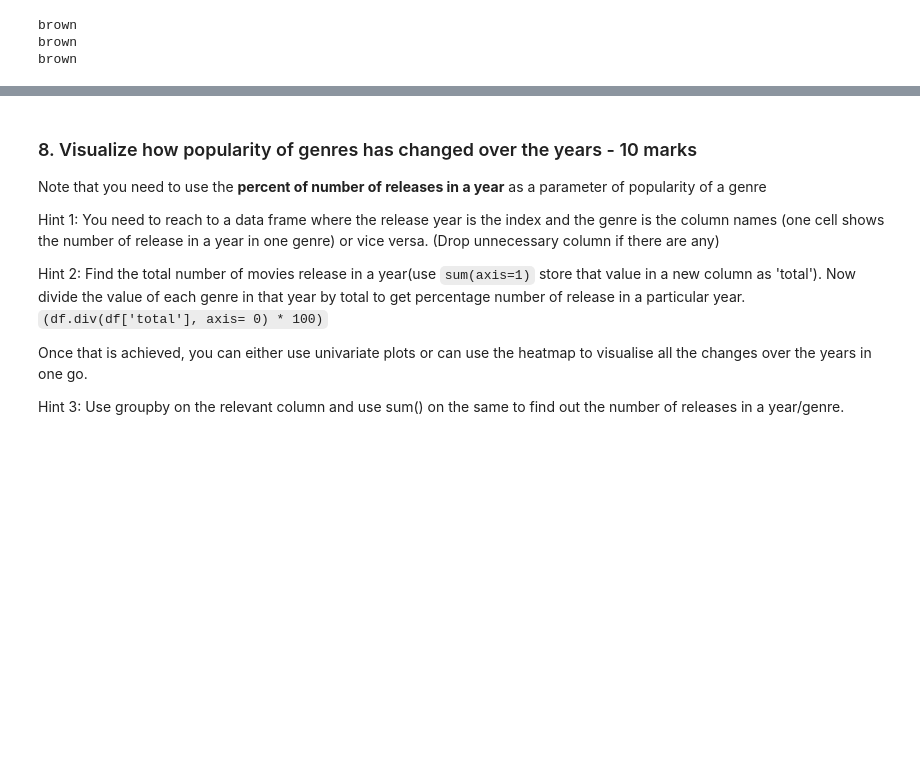
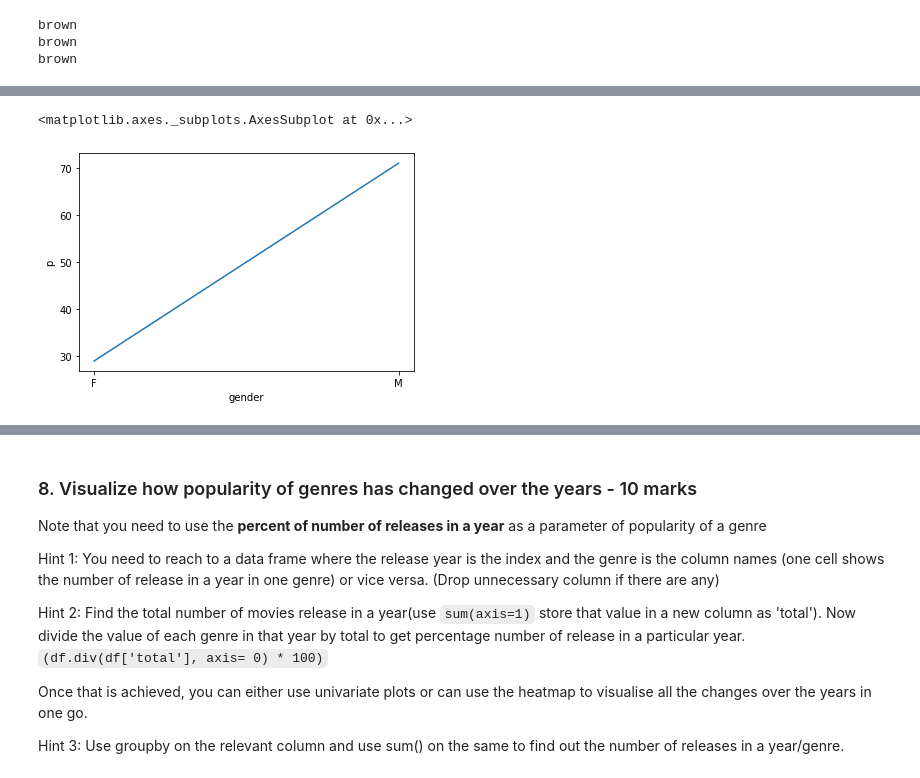
Before and after one commit to vasantbala/ML_AL_Course, a Jupyter notebook: 4_Project/MovieLens Project Questions.ipynb, the cells around one changed output, grey strips where cells are left out. Saved outputs shown, nothing was run; the diff lists cells and outputs as text; code cells hidden in the pictures; blank space fills up the shorter version.

```diff
--- a/4_Project/MovieLens Project Questions.ipynb
+++ b/4_Project/MovieLens Project Questions.ipynb
@@ -238,0 +284,11 @@ brown
+# %%
+total_users = user_data['gender'].count()
+df_gender = user_data.groupby('gender').agg({'gender': 'count'})
+df_gender.rename(columns={'gender': 'gender_count'}, inplace=True)
+df_gender.reset_index(inplace=True)
+df_gender['p'] = df_gender['gender_count']
+df_gender['p'] = df_gender['p'].apply(lambda n: (n/total_users) * 100)
+sns.lineplot(data=df_gender, x="gender", y="p")
+# %% [output]
+<matplotlib.axes._subplots.AxesSubplot at 0x...>
+[figure, added]
```
Also changed, not shown: parts of 36 cells of this notebook, 4 other files.
